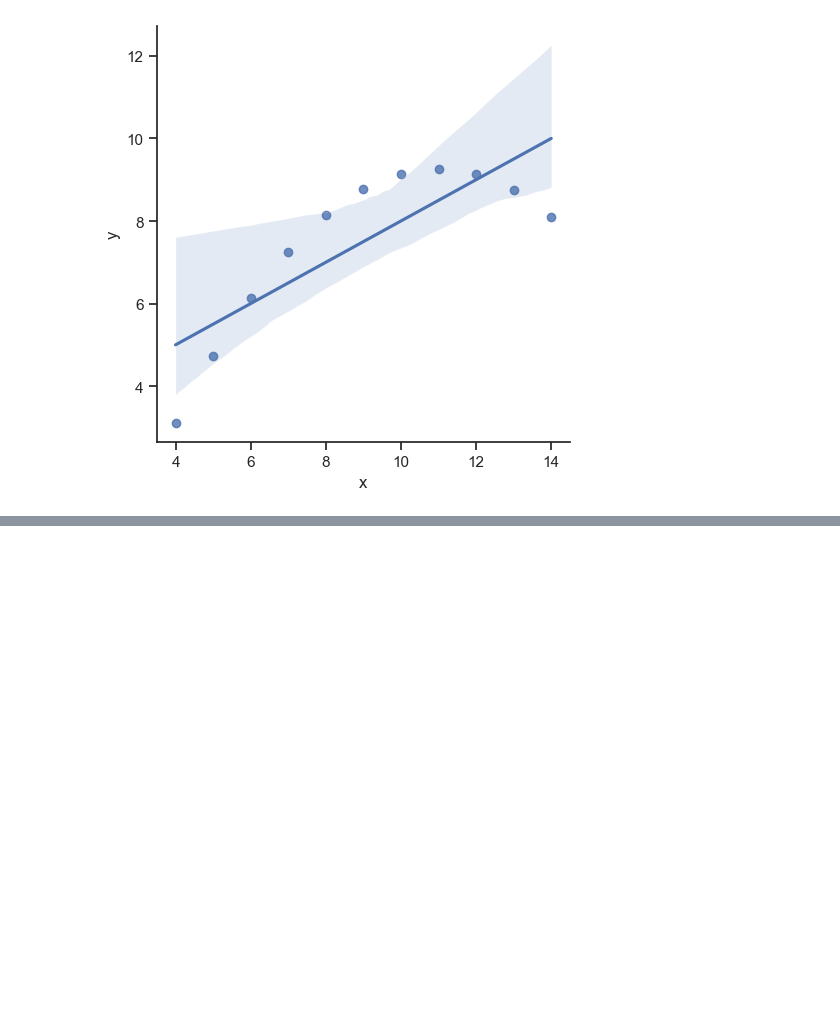
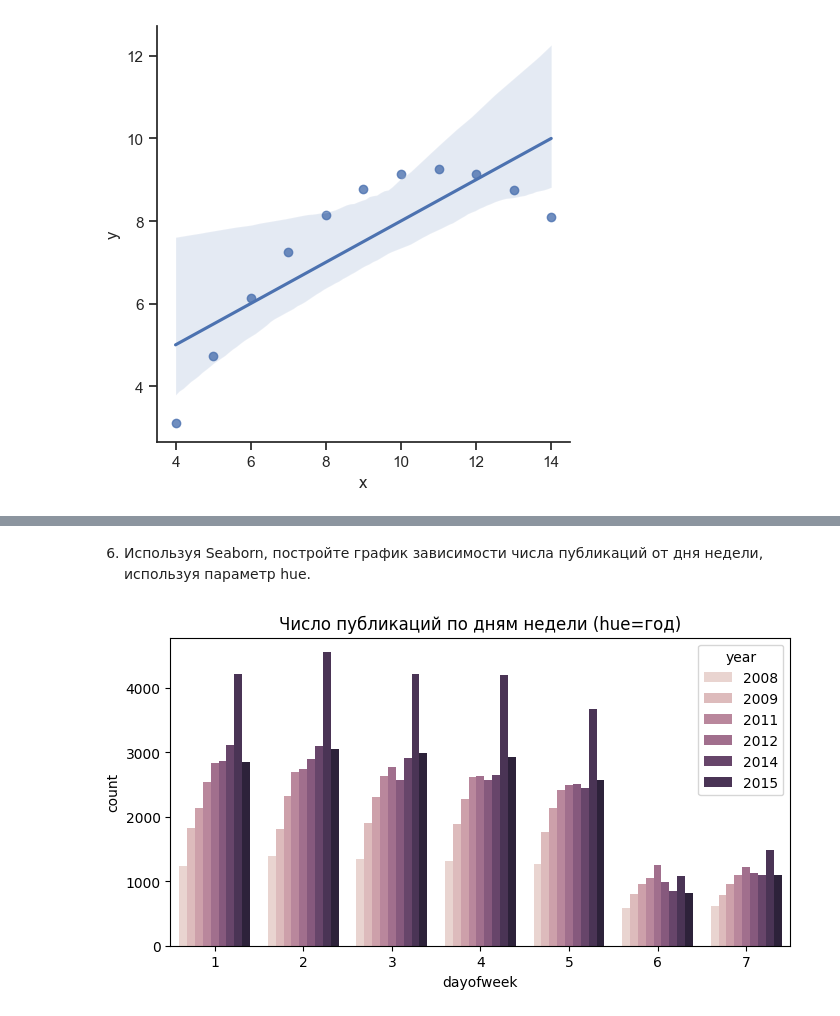
Before and after one commit to medicsera/MachineLerning, a Jupyter notebook: lab4.ipynb, the cells around one changed output, grey strips where cells are left out. Drawn from its saved outputs; the diff is of its cells as text; code cells hidden in the pictures; blank space fills up the shorter version.

```diff
--- a/lab4.ipynb
+++ b/lab4.ipynb
@@ -375,0 +454,10 @@ plt.show()
+# %% [markdown]
+6. Используя Seaborn, постройте график зависимости числа публикаций от дня недели,
+используя параметр hue.
+# %%
+plt.figure(figsize=(8,4))
+sns.countplot(x='dayofweek', hue='year', data=df)
+plt.title('Число публикаций по дням недели (hue=год)')
+plt.show()
+# %% [output]
+[figure, added]
```
Also changed, not shown: parts of 14 cells of this notebook, 1 other file.
